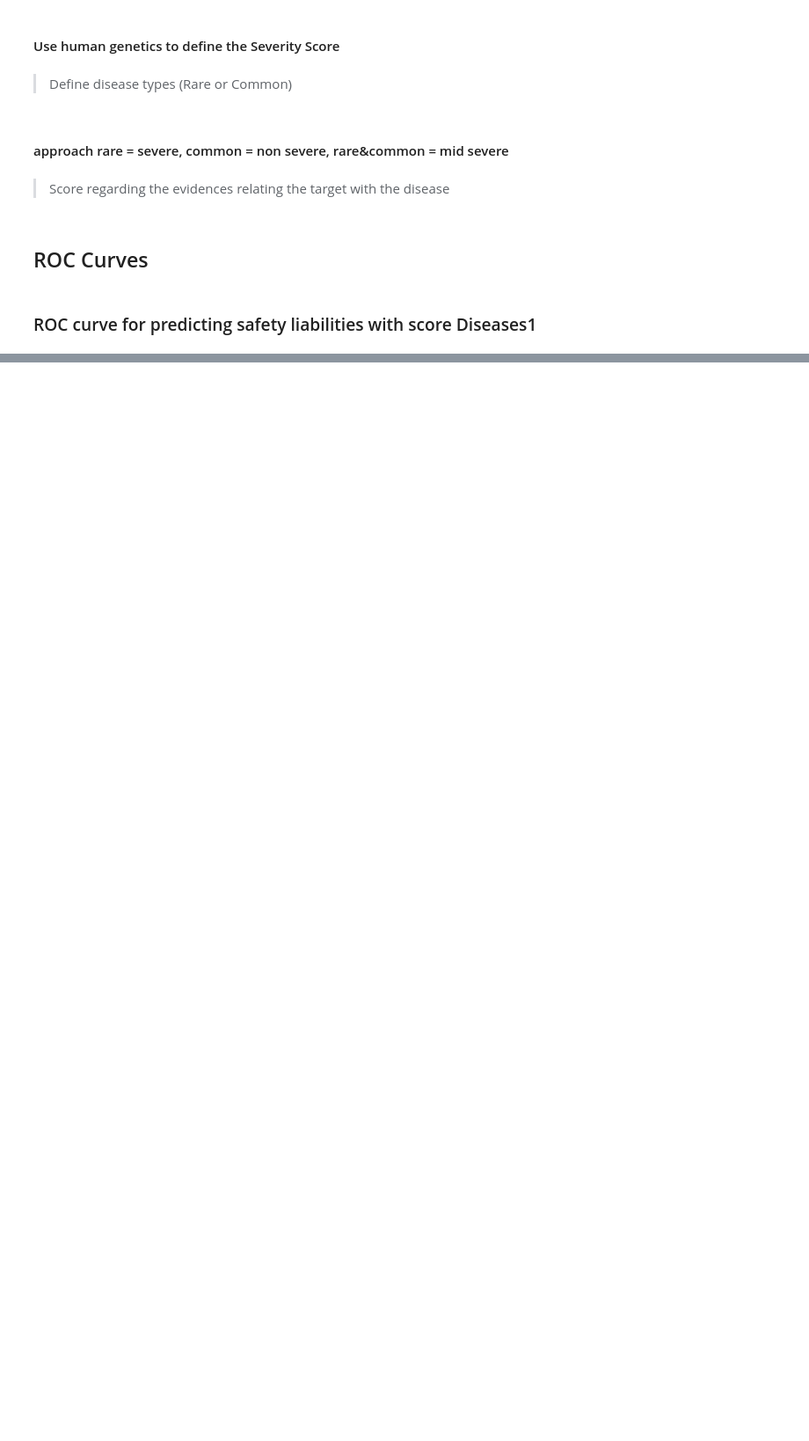
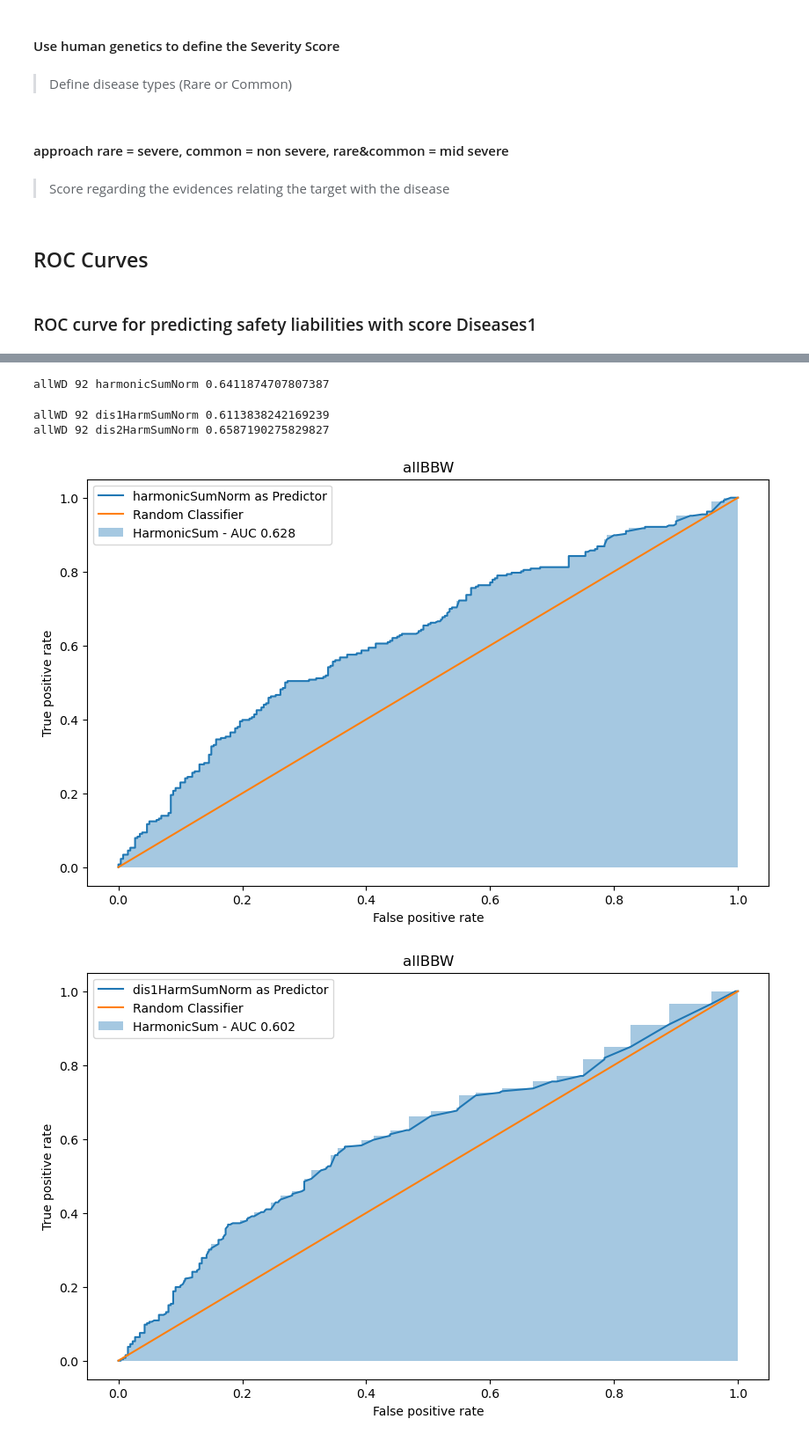
Before and after one commit to Juanmaria-rr/mouseHumanSafety, a Jupyter notebook: src/analysis/dataModelling.ipynb, the cells around one changed output, grey strips where cells are left out. Shown at 88% size. Saved outputs shown, nothing was run; the diff lists cells and outputs as text; code cells hidden in the pictures; blank space fills up the shorter version.

```diff
--- a/src/analysis/dataModelling.ipynb
+++ b/src/analysis/dataModelling.ipynb
@@ -12,8 +12,8 @@ from pyspark.sql.types import (
     StringType,
     FloatType,
 )
-from functions import directionOfEffect
+from functions import directionOfEffect, harmonic_sum
 from pyspark.ml.functions import array_to_vector, vector_to_array
 
-spark = SparkSession.builder.getOrCreate()
+spark = SparkSession.builder.config("spark.sql.pivotMaxValues", "200000").getOrCreate()
 # %% [markdown]
@@ -691,0 +740,8 @@ plt.show()
+# %%
+### Check predictions about BBW and WD
+
+score_lists = ["harmonicSumNorm", "dis1HarmSumNorm", "dis2HarmSumNorm"]
+warningTypes = ["allBBW", "allWD"]
+keys = ["allBBW", "allWD"]
+values = [260, 92]
+combinations = dict(zip(keys, values))
@@ -691,0 +752,55 @@ plt.show()
+# %%
+for x, n in combinations.items():
+    ### roc curve for Safety Liabilities containing ToxCast:
+    ### remove these rows with
+    workingDataset = df_transformed.filter(
+        (F.col("dis2HarmSumNorm").isNotNull())
+        & (F.col("dis1HarmSumNorm").isNotNull())
+        & (F.col("harmonicSumNorm").isNotNull())
+    )
+    targetsWithAnyBBW = workingDataset.filter(F.col(x) == 1).withColumn(
+        "y", F.lit(1)
+    )  ### there are 260 targets with BBW and mouse phenotypes score
+    targetsNoBBW = (
+        workingDataset.filter(F.col(x) == 0)
+        .sample(False, 0.5, seed=0)
+        .limit(n)
+        .withColumn("y", F.lit(0))
+    )
+
+    targetsToCheck = targetsWithAnyBBW.union(targetsNoBBW)
+    ## convert to array WO ToxCast
+    for i in score_lists:
+        y_score_targetPredict = np.array(
+            targetsToCheck.select(i).rdd.flatMap(lambda x: x).collect()
+        )
+        y_targetPredict = np.array(
+            targetsToCheck.select("y").rdd.flatMap(lambda x: x).collect()
+        )
+
+        ### ROc curve
+        ## predicted targets
+        fpr_predictedTargets, tpr_predictedTargets, thresholds = roc_curve(
+            y_targetPredict, y_score_targetPredict
+        )
+        print(x, n, i, roc_auc_score(y_targetPredict, y_score_targetPredict))
+
+        fig, ax = plt.subplots(figsize=(10, 6))
+        ax.plot(fpr_predictedTargets, tpr_predictedTargets)
+        ax.plot([0, 0.5, 1], [0, 0.5, 1])
+        ax.fill_between(
+            fpr_predictedTargets, tpr_predictedTargets, step="pre", alpha=0.4
+        )
+        ax.set_xlabel("False positive rate")
+        ax.set_ylabel("True positive rate")
+        ax.set_title(x)
+        ax.legend(
+            [
+                i + " as Predictor",
+                "Random Classifier",
+                "HarmonicSum - AUC {:.3f}".format(
+                    roc_auc_score(y_targetPredict, y_score_targetPredict)
+                ),
+            ]
+        )
+# %% [output]
@@ -691,0 +810,5 @@ plt.show()
+allWD 92 harmonicSumNorm 0.6411874707807387
+allWD 92 dis1HarmSumNorm 0.6113838242169239
+allWD 92 dis2HarmSumNorm 0.6587190275829827
+[figure, added]
+[figure, added]
```
Also changed, not shown: parts of 23 cells of this notebook.
